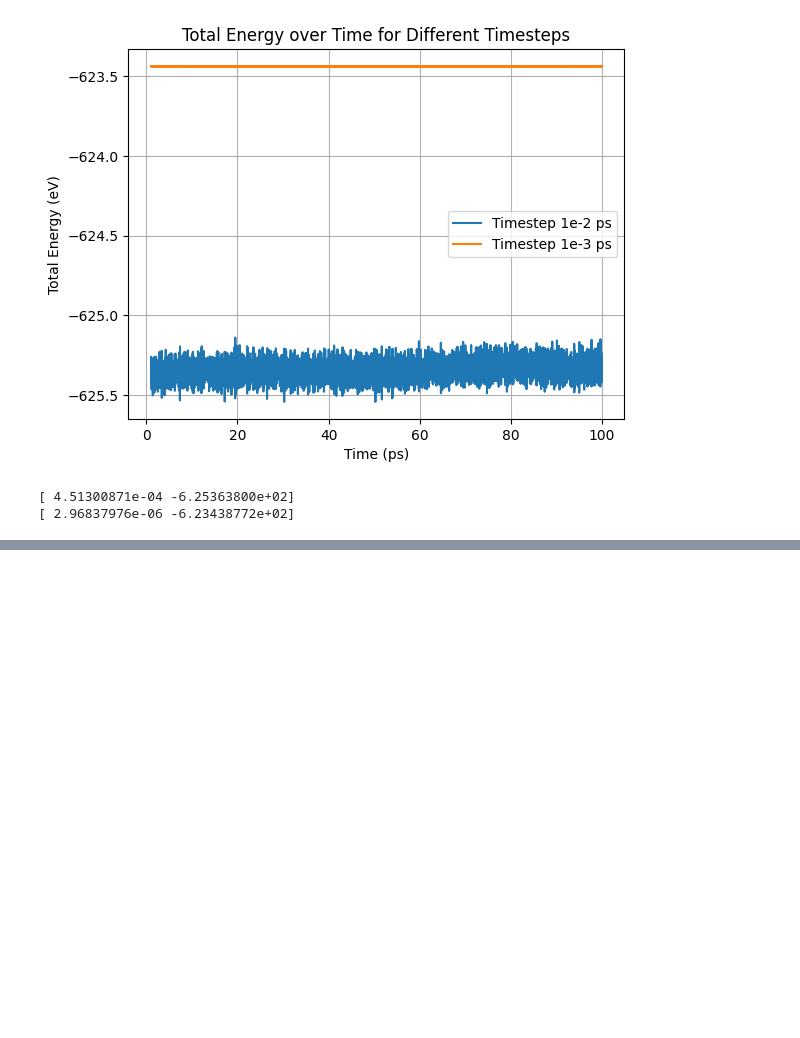
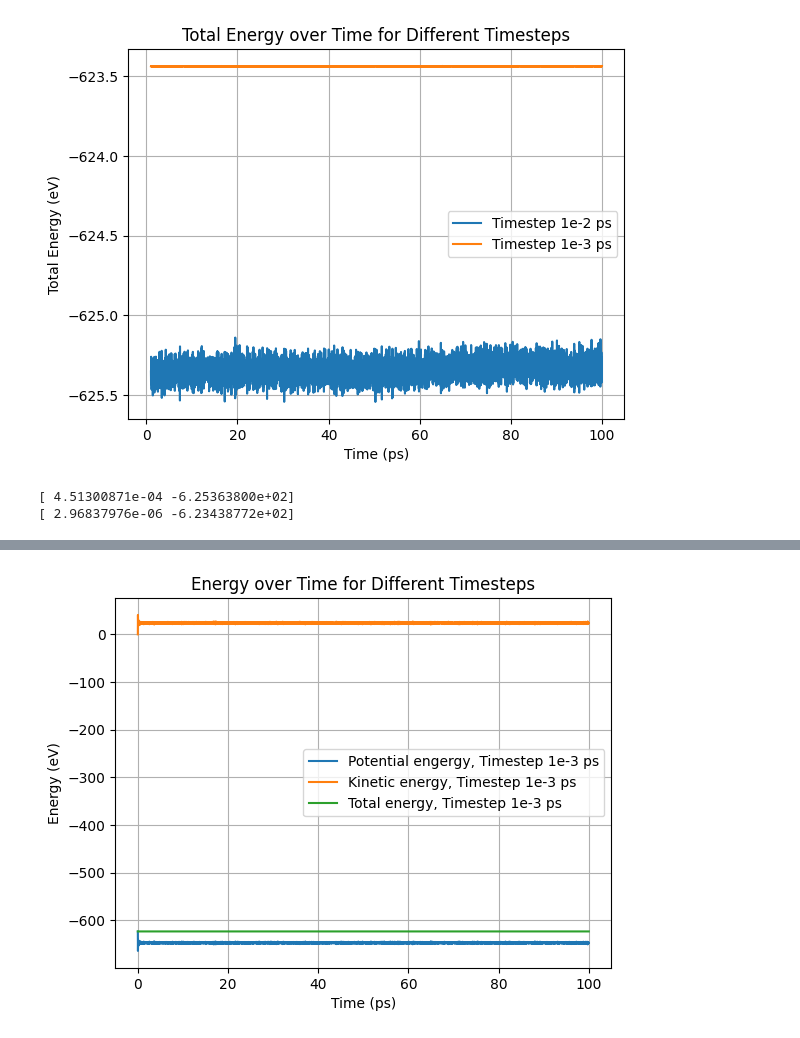
Before and after one commit to RichardBlucher/fka122-Exercises, a Jupyter notebook: fka122-Exercises1/Home-assignment/H1/visual.ipynb, the cells around one changed output, grey strips where cells are left out. Saved outputs shown, nothing was run; the diff lists cells and outputs as text; code cells hidden in the pictures; blank space fills up the shorter version.

```diff
--- a/fka122-Exercises1/Home-assignment/H1/visual.ipynb
+++ b/fka122-Exercises1/Home-assignment/H1/visual.ipynb
@@ -139,0 +140,21 @@ plt.show()
+# %%
+#plt.plot(data_array0[:,0], data_array0[:,1], label='Potential engergy, Timestep 1e0 ps')
+#plt.plot(data_array1[:,0], data_array1[:,1], label='Potential engergy, Timestep 1e-1 ps')
+#plt.plot(data_array2[:,0], data_array2[:,1], label='Potential engergy, Timestep 1e-2 ps')
+plt.plot(data_array3[:,0], data_array3[:,1], label='Potential engergy, Timestep 1e-3 ps')
+#plt.plot(data_array0[:,0], data_array0[:,2], label='Kinetic energy, Timestep 1e0 ps')
+#plt.plot(data_array1[:,0], data_array1[:,2], label='Kinetic energy, Timestep 1e-1 ps')
+#plt.plot(data_array2[:,0], data_array2[:,2], label='Kinetic energy, Timestep 1e-2 ps')
+plt.plot(data_array3[:,0], data_array3[:,2], label='Kinetic energy, Timestep 1e-3 ps')
+#plt.plot(data_array0[:,0], data_array0[:,3], label='Total energy, Timestep 1e0 ps')
+#plt.plot(data_array1[:,0], data_array1[:,3], label='Total energy, Timestep 1e-1 ps')
+#plt.plot(data_array2[:,0], data_array2[:,3], label='Total energy, Timestep 1e-2 ps')
+plt.plot(data_array3[:,0], data_array3[:,3], label='Total energy, Timestep 1e-3 ps')
+plt.xlabel('Time (ps)')
+plt.ylabel('Energy (eV)')
+plt.title('Energy over Time for Different Timesteps')
+plt.legend()
+plt.grid()
+plt.show()
+# %% [output]
+[figure, added]
```
Also changed, not shown: parts of 1 cell of this notebook, 1 other file.
